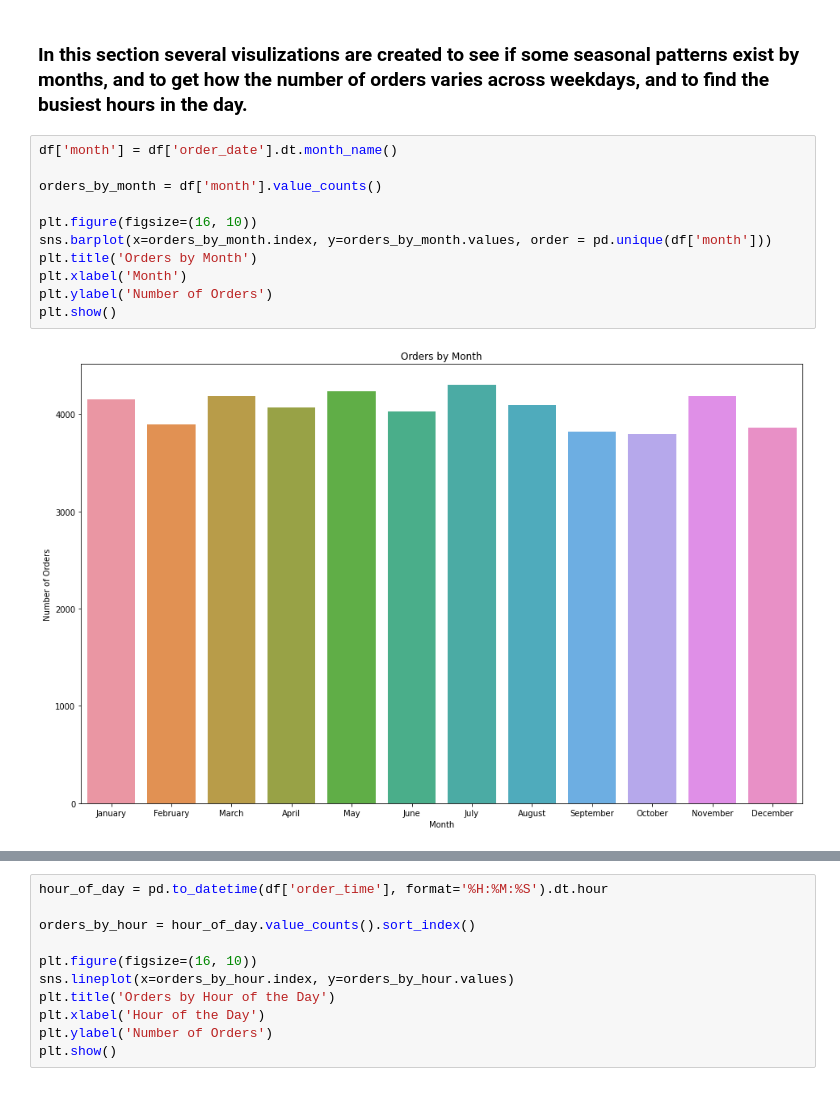
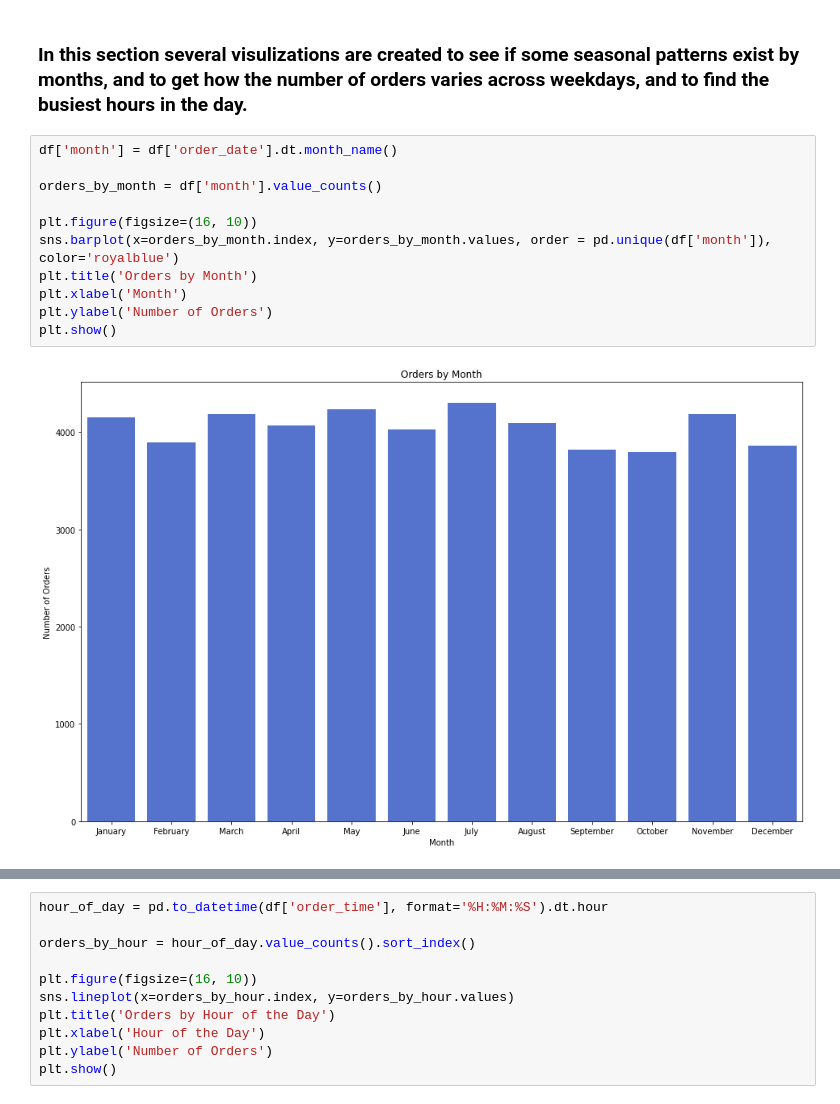
Before and after one commit to Barsegh-A/data-visualization, a Jupyter notebook: Homework1.ipynb, the cells around one changed output, grey strips where cells are left out. Cells and saved outputs as stored; diff of their text form.

Commit message:
make bars the same color

```diff
--- a/Homework1.ipynb
+++ b/Homework1.ipynb
@@ -137,16 +138,16 @@ plt.show()
 # %%
 df['month'] = df['order_date'].dt.month_name()
 
 orders_by_month = df['month'].value_counts()
 
 plt.figure(figsize=(16, 10))
-sns.barplot(x=orders_by_month.index, y=orders_by_month.values, order = pd.unique(df['month']))
+sns.barplot(x=orders_by_month.index, y=orders_by_month.values, order = pd.unique(df['month']), color='royalblue')
 plt.title('Orders by Month')
 plt.xlabel('Month')
 plt.ylabel('Number of Orders')
 plt.show()
 # %% [output]
-[figure, old version]
+[figure, new version]
 # %%
 df['day_of_week'] = df['order_date'].dt.day_name()
 
```
Also changed, not shown: parts of 8 cells of this notebook.
